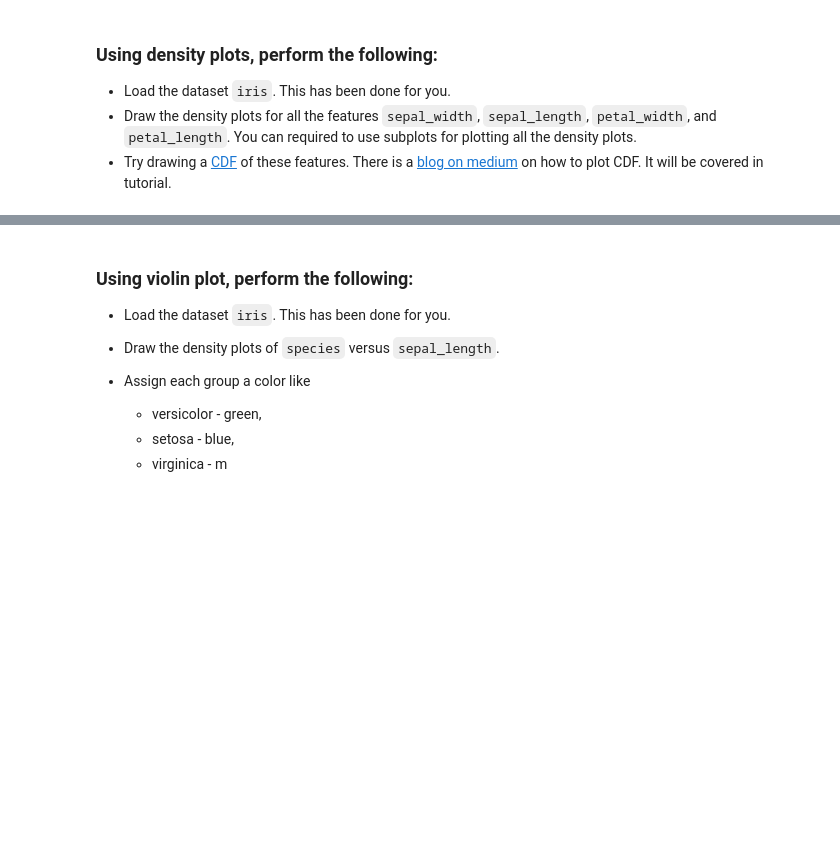
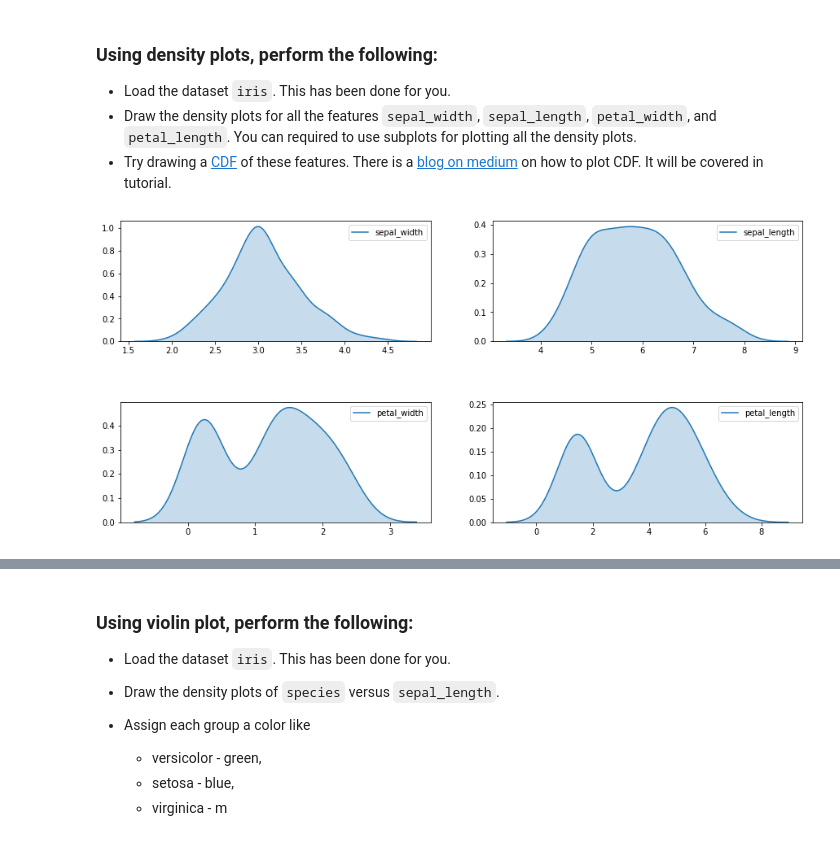
Before and after one commit to harshapriyanka/MachineLearning, a Jupyter notebook: SHALA-2020/Assignments/DataScience/L3/DS_Assignment_3_Solution.ipynb, the cells around one changed output, grey strips where cells are left out. Cells and saved outputs as stored; diff of their text form; code cells hidden in the pictures; blank space fills up the shorter version.

```diff
--- a/SHALA-2020/Assignments/DataScience/L3/DS_Assignment_3_Solution.ipynb
+++ b/SHALA-2020/Assignments/DataScience/L3/DS_Assignment_3_Solution.ipynb
@@ -180,0 +207,12 @@ df = sns.load_dataset('iris')
+# %%
+# library and dataset
+df = sns.load_dataset('iris')
+features = ['sepal_width','sepal_length','petal_width','petal_length']
+
+plt.subplots(figsize=(15,15))
+for i, j in enumerate(features):
+    plt.subplot(4, 2, i+1)
+    plt.subplots_adjust(hspace = 0.5)
+    sns.kdeplot(data=df[j],shade=True)
+# %% [output]
+[figure, added]
```
Also changed, not shown: parts of 10 cells of this notebook.
